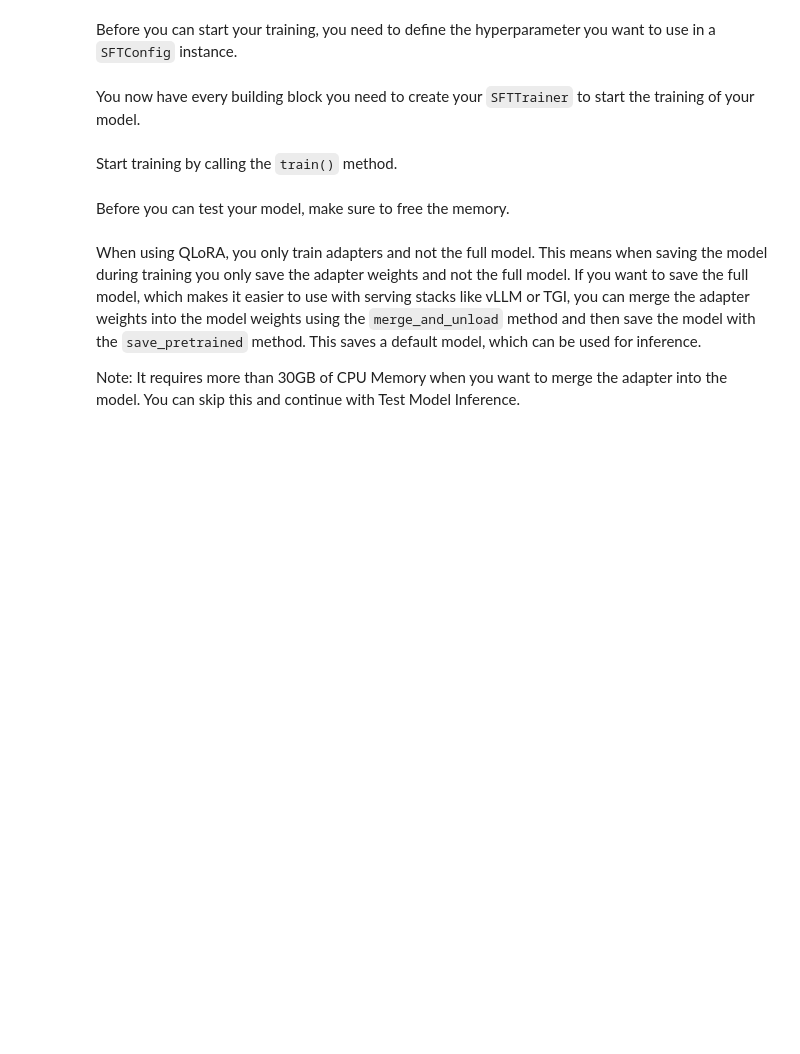
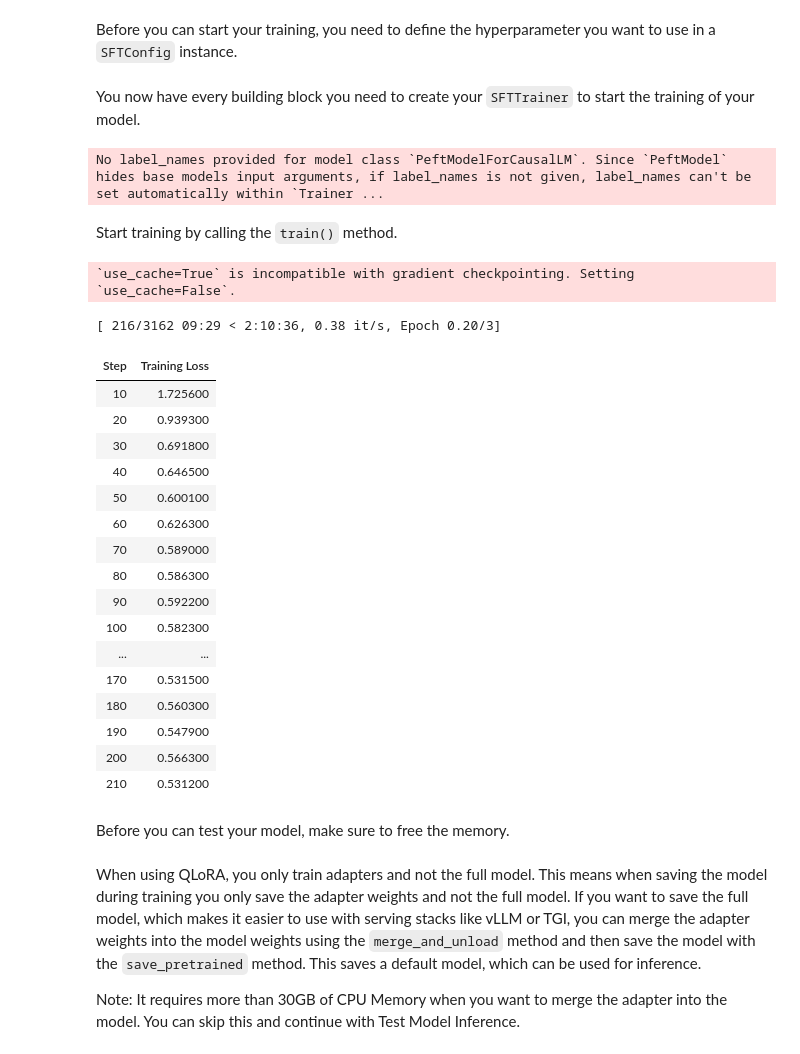
Before and after one commit to hhognat/ML, a Jupyter notebook: huggingface_text_finetune_qlora_save.ipynb, the cells around one changed output. Saved outputs shown, nothing was run; the diff lists cells and outputs as text; code cells hidden in the pictures; blank space fills up the shorter version.

```diff
--- a/huggingface_text_finetune_qlora_save.ipynb
+++ b/huggingface_text_finetune_qlora_save.ipynb
@@ -232,7 +252,7 @@ Before you can start your training, you need to define the hyperparameter you wa
 from trl import SFTConfig
 
 args = SFTConfig(
-    output_dir="gemma-text-to-sql",         # directory to save and repository id
+    output_dir="gemma-sql",         # directory to save and repository id
     max_seq_length=512,                     # max sequence length for model and packing of the dataset
     packing=True,                           # Groups multiple samples in the dataset into a single sequence
     num_train_epochs=3,                     # number of training epochs
@@ -268,14 +288,37 @@ trainer = SFTTrainer(
     peft_config=peft_config,
     processing_class=tokenizer
 )
+# %% [output]
+No label_names provided for model class `PeftModelForCausalLM`. Since `PeftModel` hides base models input arguments, if label_names is not given, label_names can't be set automatically within `Trainer ...
 # %% [markdown]
 Start training by calling the `train()` method.
 # %%
 # Start training, the model will be automatically saved to the Hub and the output directory
 trainer.train()
+trainer.push_to_hub()
 
 # Save the final model again to the Hugging Face Hub
 trainer.save_model()
+# %% [output]
+`use_cache=True` is incompatible with gradient checkpointing. Setting `use_cache=False`.
+[ 216/3162 09:29 < 2:10:36, 0.38 it/s, Epoch 0.20/3]
+| Step | Training Loss |
+| 10 | 1.725600 |
+| 20 | 0.939300 |
+| 30 | 0.691800 |
+| 40 | 0.646500 |
+| 50 | 0.600100 |
+| 60 | 0.626300 |
+| 70 | 0.589000 |
+| 80 | 0.586300 |
+| 90 | 0.592200 |
+| 100 | 0.582300 |
+| ... | ... |
+| 170 | 0.531500 |
+| 180 | 0.560300 |
+| 190 | 0.547900 |
+| 200 | 0.566300 |
+| 210 | 0.531200 |
 # %% [markdown]
 Before you can test your model, make sure to free the memory.
 # %%
```
Also changed, not shown: parts of 3 cells of this notebook.
